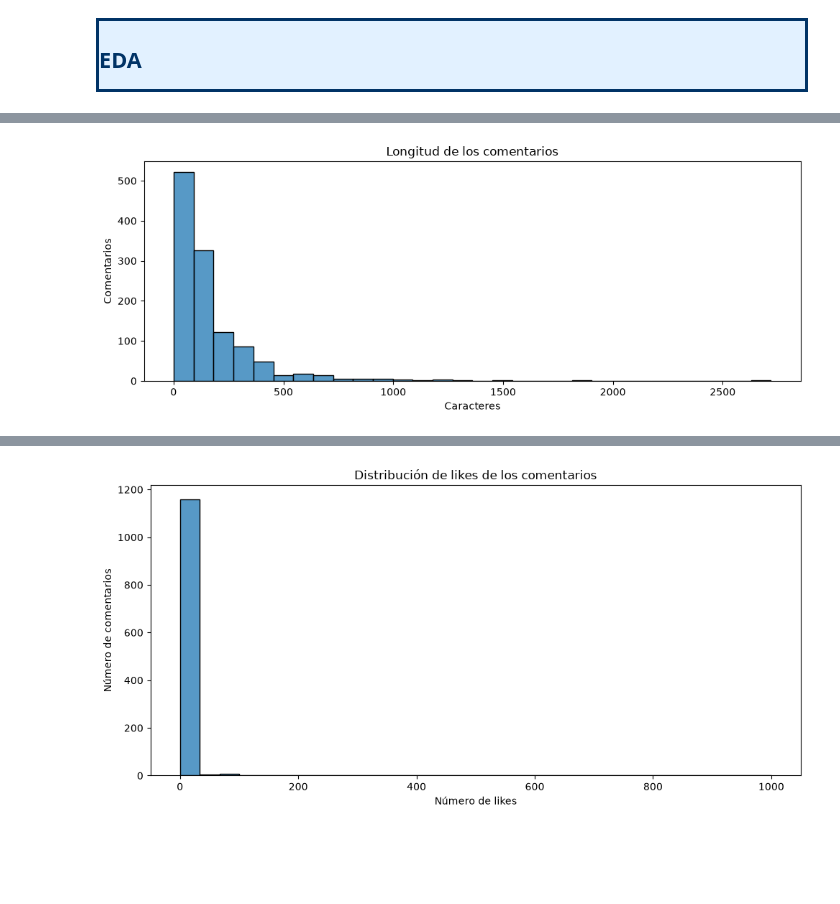
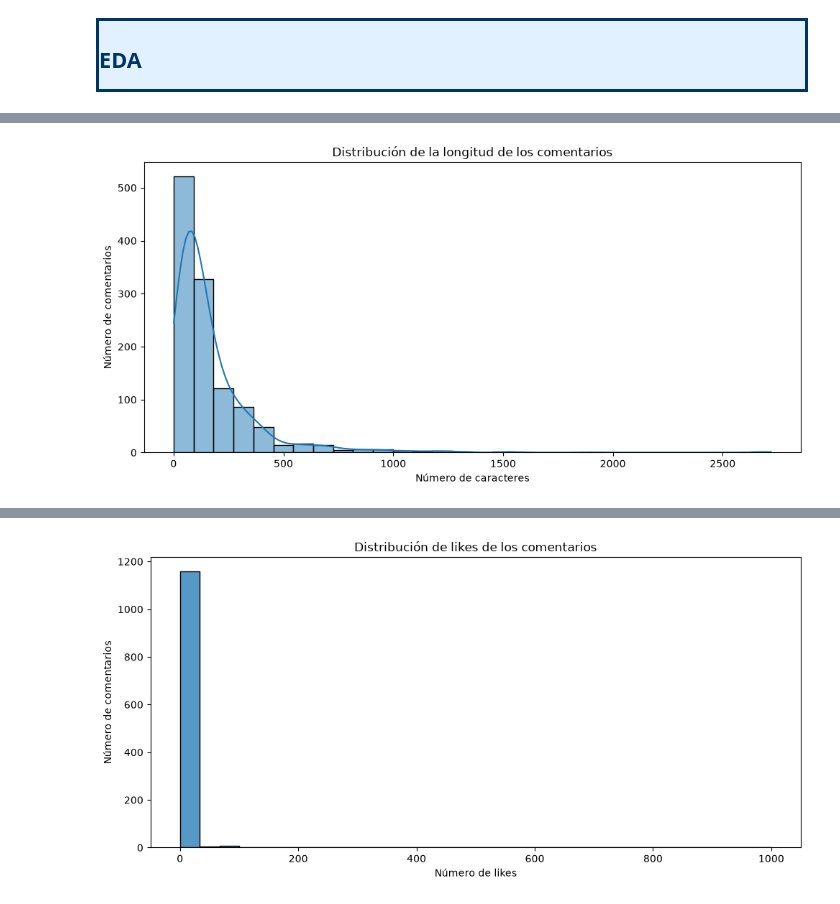
Before and after one commit to jejoama/Practicas_Curriculares, a Jupyter notebook: GENERAL.ipynb, the cells around one changed output, grey strips where cells are left out. Saved outputs shown, nothing was run; the diff lists cells and outputs as text; code cells hidden in the pictures; blank space fills up the shorter version.

```diff
--- a/GENERAL.ipynb
+++ b/GENERAL.ipynb
@@ -252,3 +220,18 @@ df_c["NUM_PALABRAS"] = df_c["COMENTARIO"].fillna("").str.split().str.len()
+# %%
+# Convertir timestamp a fecha
+df_c["FECHA"] = pd.to_datetime(
+    df_c["FECHA"], unit="s", errors="coerce"
+)
+
+# Calcular el porcentaje de mayúsculas
+df_c["PORCENTAJE_MAYUSCULAS"] = df_c["COMENTARIO"].apply(
+    lambda texto: (
+        sum(letra.isupper() for letra in texto if letra.isalpha())
+        / sum(letra.isalpha() for letra in texto) * 100
+    )
+    if isinstance(texto, str) and any(letra.isalpha() for letra in texto)
+    else 0
+)
 # %% [markdown]
 <div style="
   border:3px solid #003366;      /* azul oscuro (borde) */
@@ -316,0 +326,11 @@ Likes por tipo de comentario:
+# %%
+# Longitud de los comentarios
+df_c["LONGITUD_CARACTERES"] = df_c["COMENTARIO"].apply(len)
+
+df_c["NUM_PALABRAS"] = df_c["COMENTARIO"].apply(
+    lambda texto: len(texto.split())
+)
+
+# Estadísticas descriptivas
+display(
+    df_c[["LONGITUD_CARACTERES", "NUM_PALABRAS"]].describe().round(2))
@@ -317,14 +347,21 @@ Likes por tipo de comentario:
 # %%
 # Distribución de la longitud de los comentarios
-plt.figure(figsize=(10, 4))
-sns.histplot(data=df_c, x="LONGITUD_CARACTERES", bins=30)
-plt.title("Longitud de los comentarios")
-plt.xlabel("Caracteres")
-plt.ylabel("Comentarios")
+plt.figure(figsize=(10, 5))
+
+sns.histplot(
+    data=df_c,
+    x="LONGITUD_CARACTERES",
+    bins=30,
+    kde=True
+)
+
+plt.title("Distribución de la longitud de los comentarios")
+plt.xlabel("Número de caracteres")
+plt.ylabel("Número de comentarios")
 plt.tight_layout()
 plt.show()
 # %% [output]
-[figure, old version]
+[figure, new version]
 # %%
 # Número de comentarios por día
 comentarios_por_dia = (
```
Also changed, not shown: parts of 76 cells of this notebook.
